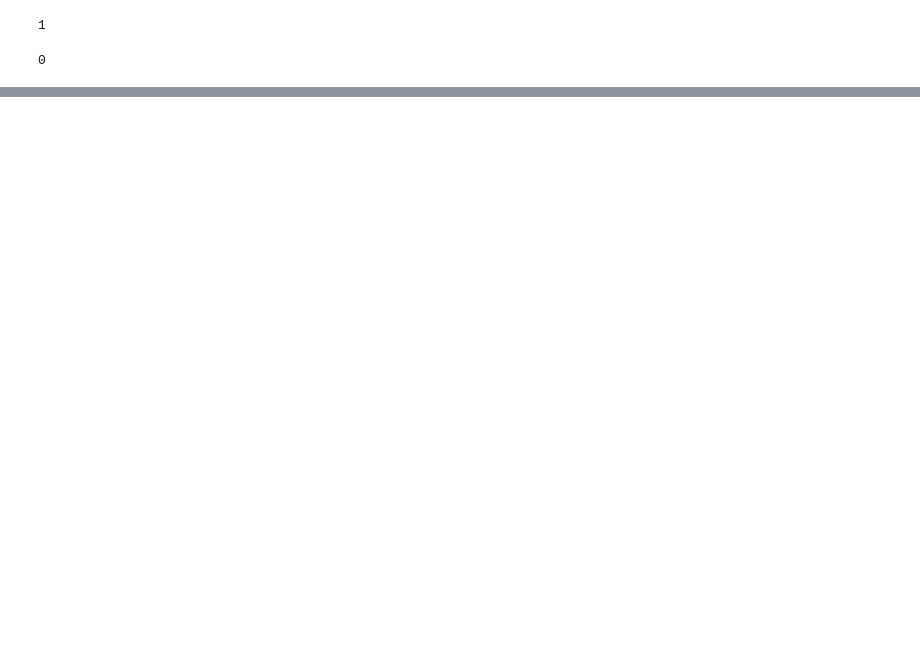
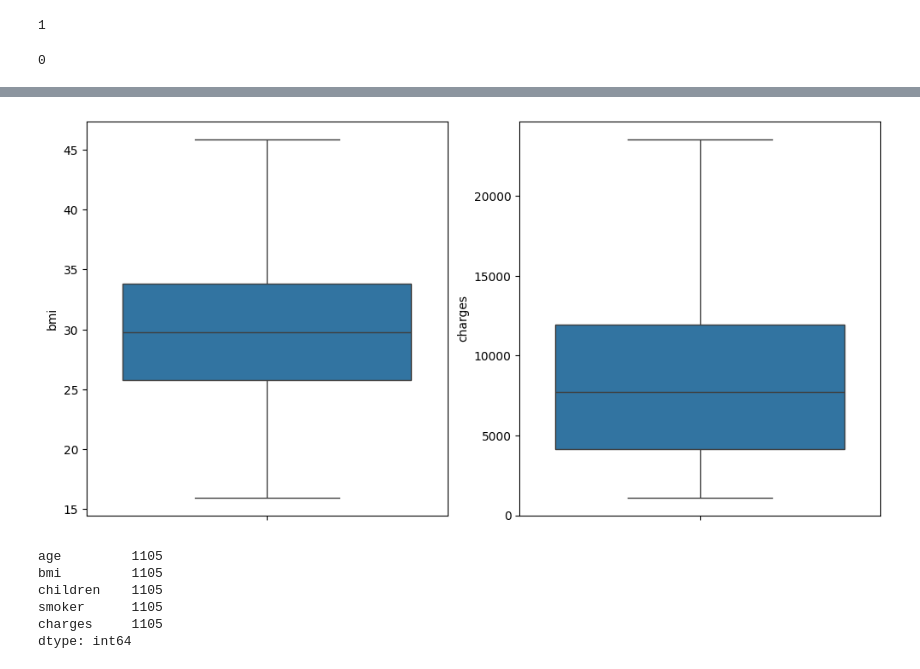
Before and after one commit to AugustoKark/InteligenciaArtificial, a Jupyter notebook: TP2/tp2.ipynb, the cells around one changed output, grey strips where cells are left out. Saved outputs shown, nothing was run; the diff lists cells and outputs as text; code cells hidden in the pictures; blank space fills up the shorter version.

```diff
--- a/TP2/tp2.ipynb
+++ b/TP2/tp2.ipynb
@@ -47,0 +123,15 @@ print(df.duplicated().sum())
+# %%
+#Vamos a ver si hay outliers
+figs, axs = plt.subplots(1, 2, figsize=(12, 6))
+sns.boxplot(df['bmi'], ax=axs[0])
+sns.boxplot(df['charges'], ax=axs[1])
+plt.show()
+df.count()
+# %% [output]
+[figure, added]
+age         1105
+bmi         1105
+children    1105
+smoker      1105
+charges     1105
+dtype: int64
```
Also changed, not shown: parts of 5 cells of this notebook.
